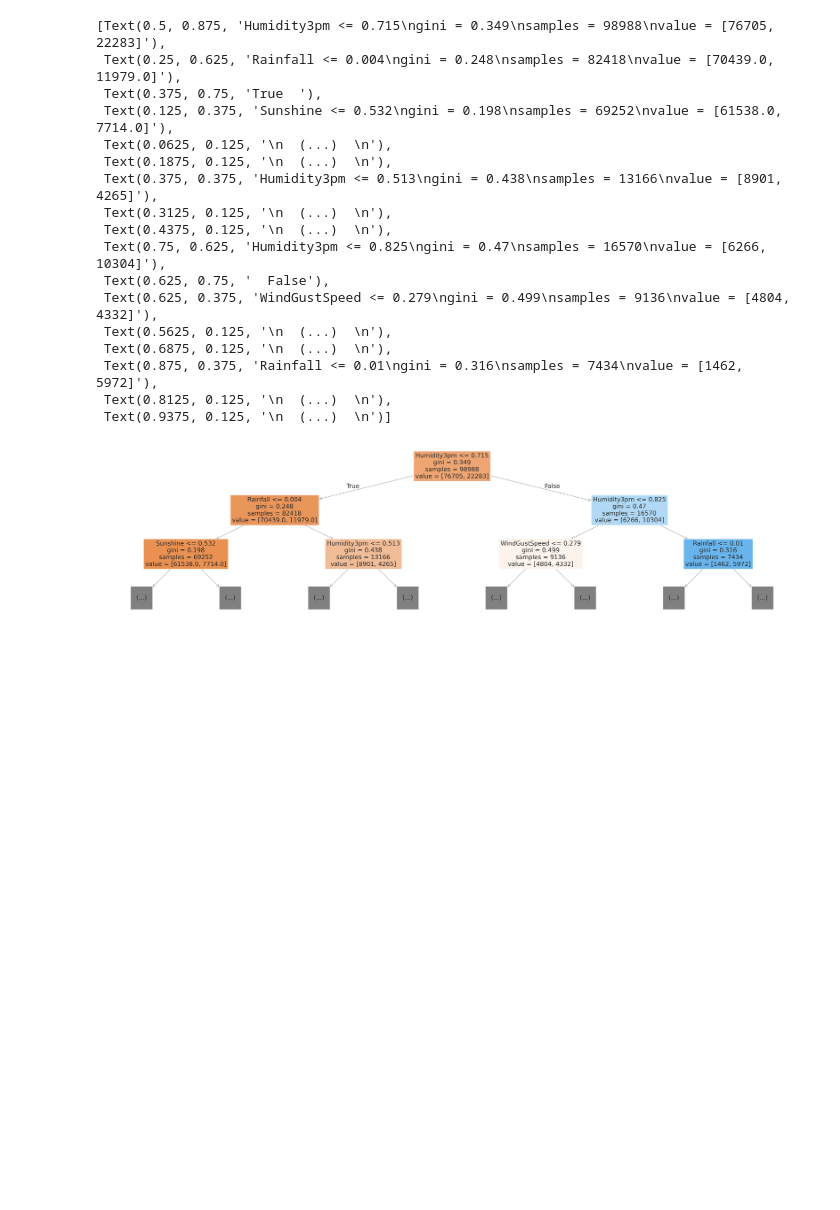
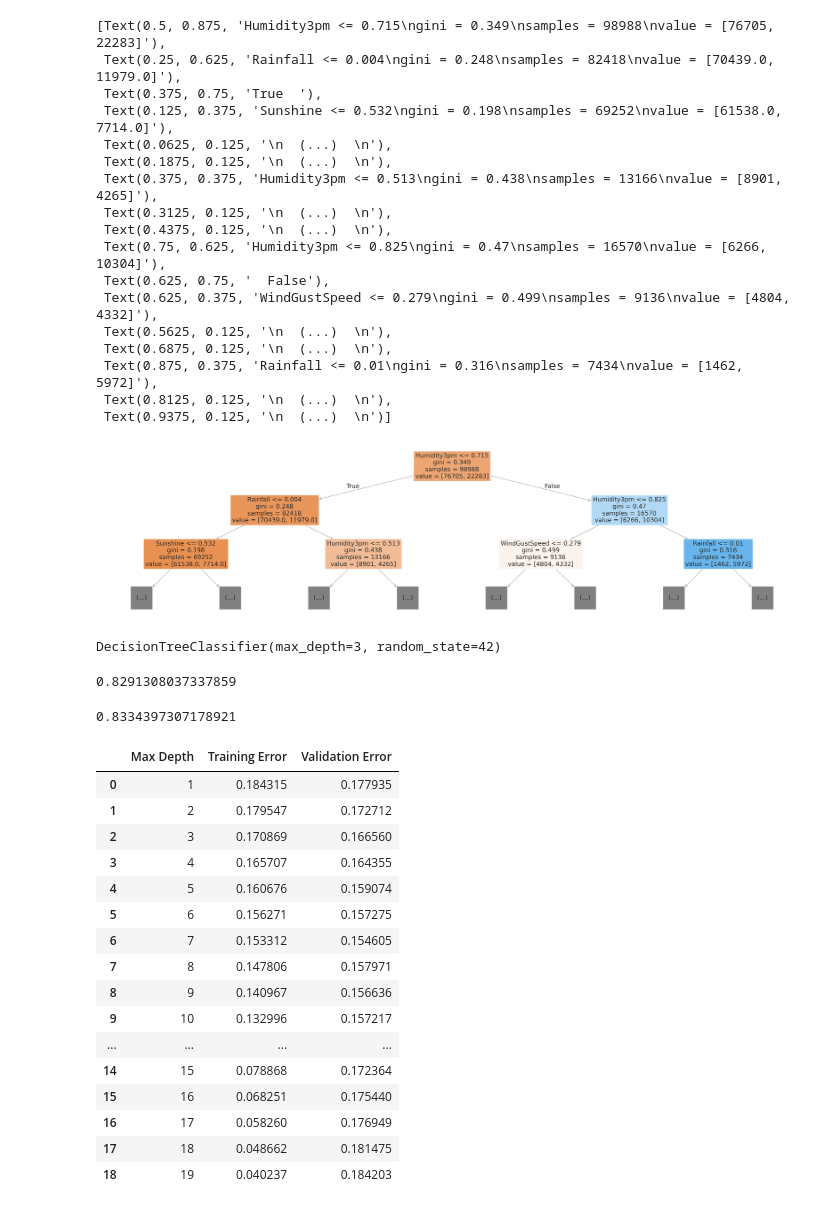
Before and after one commit to JohnUfo/python-and-scikit-tutorial, a Jupyter notebook: rain_prediction_logistic_regression.ipynb, the cells around one changed output. Cells and saved outputs as stored; diff of their text form; code cells hidden in the pictures; blank space fills up the shorter version.

```diff
--- a/rain_prediction_logistic_regression.ipynb
+++ b/rain_prediction_logistic_regression.ipynb
@@ -283,0 +286,12 @@ plot_tree(model, feature_names=X_train.columns, max_depth=2 ,filled=True)
+# %%
+model.fit(X_train, y_train)
+# %% [output]
+DecisionTreeClassifier(max_depth=3, random_state=42)
+# %%
+model.score(X_train, y_train)
+# %% [output]
+0.8291308037337859
+# %%
+model.score(X_val, y_val)
+# %% [output]
+0.8334397307178921
@@ -283,0 +307,20 @@ plot_tree(model, feature_names=X_train.columns, max_depth=2 ,filled=True)
+# %%
+errors_df
+# %% [output]
+|  | Max Depth | Training Error | Validation Error |
+| 0 | 1 | 0.184315 | 0.177935 |
+| 1 | 2 | 0.179547 | 0.172712 |
+| 2 | 3 | 0.170869 | 0.166560 |
+| 3 | 4 | 0.165707 | 0.164355 |
+| 4 | 5 | 0.160676 | 0.159074 |
+| 5 | 6 | 0.156271 | 0.157275 |
+| 6 | 7 | 0.153312 | 0.154605 |
+| 7 | 8 | 0.147806 | 0.157971 |
+| 8 | 9 | 0.140967 | 0.156636 |
+| 9 | 10 | 0.132996 | 0.157217 |
+| ... | ... | ... | ... |
+| 14 | 15 | 0.078868 | 0.172364 |
+| 15 | 16 | 0.068251 | 0.175440 |
+| 16 | 17 | 0.058260 | 0.176949 |
+| 17 | 18 | 0.048662 | 0.181475 |
+| 18 | 19 | 0.040237 | 0.184203 |
```
Also changed, not shown: parts of 11 cells of this notebook.
